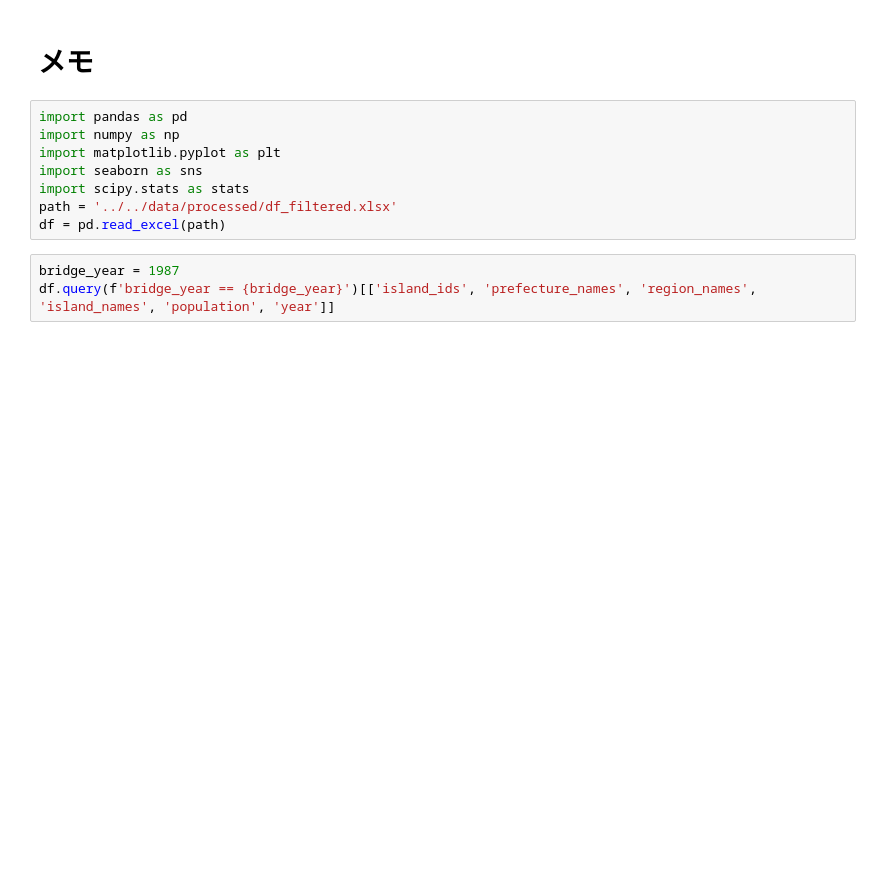
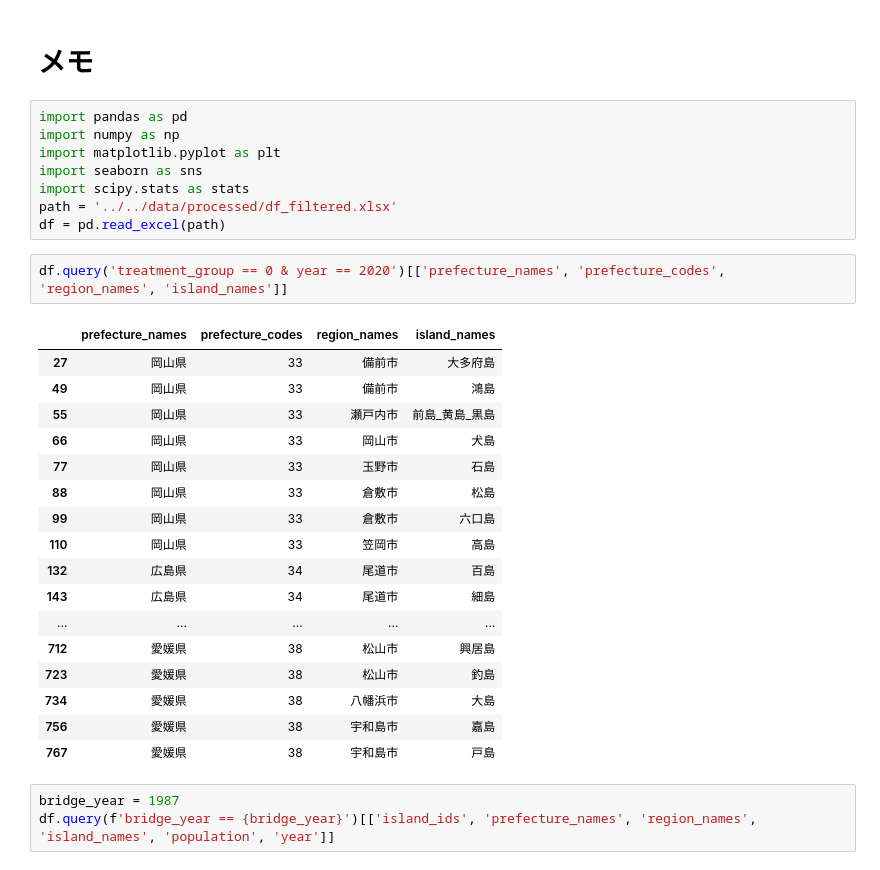
Before and after one commit to Keisei-Akiya/bridge-straw-effects, a Jupyter notebook: src/analysis/script.ipynb, the cells around one changed output. Drawn from its saved outputs; the diff is of its cells as text; blank space fills up the shorter version.

```diff
--- a/src/analysis/script.ipynb
+++ b/src/analysis/script.ipynb
@@ -8,6 +8,26 @@ import seaborn as sns
 import scipy.stats as stats
 path = '../../data/processed/df_filtered.xlsx'
 df = pd.read_excel(path)
+# %%
+df.query('treatment_group == 0 & year == 2020')[['prefecture_names', 'prefecture_codes', 'region_names', 'island_names']]
+# %% [output]
+|  | prefecture_names | prefecture_codes | region_names | island_names |
+| 27 | 岡山県 | 33 | 備前市 | 大多府島 |
+| 49 | 岡山県 | 33 | 備前市 | 鴻島 |
+| 55 | 岡山県 | 33 | 瀬戸内市 | 前島_黄島_黒島 |
+| 66 | 岡山県 | 33 | 岡山市 | 犬島 |
+| 77 | 岡山県 | 33 | 玉野市 | 石島 |
+| 88 | 岡山県 | 33 | 倉敷市 | 松島 |
+| 99 | 岡山県 | 33 | 倉敷市 | 六口島 |
+| 110 | 岡山県 | 33 | 笠岡市 | 高島 |
+| 132 | 広島県 | 34 | 尾道市 | 百島 |
+| 143 | 広島県 | 34 | 尾道市 | 細島 |
+| ... | ... | ... | ... | ... |
+| 712 | 愛媛県 | 38 | 松山市 | 興居島 |
+| 723 | 愛媛県 | 38 | 松山市 | 釣島 |
+| 734 | 愛媛県 | 38 | 八幡浜市 | 大島 |
+| 756 | 愛媛県 | 38 | 宇和島市 | 嘉島 |
+| 767 | 愛媛県 | 38 | 宇和島市 | 戸島 |
 # %%
 bridge_year = 1987
 df.query(f'bridge_year == {bridge_year}')[['island_ids', 'prefecture_names', 'region_names', 'island_names', 'population', 'year']]
```
Also changed, not shown: 7 other files.
